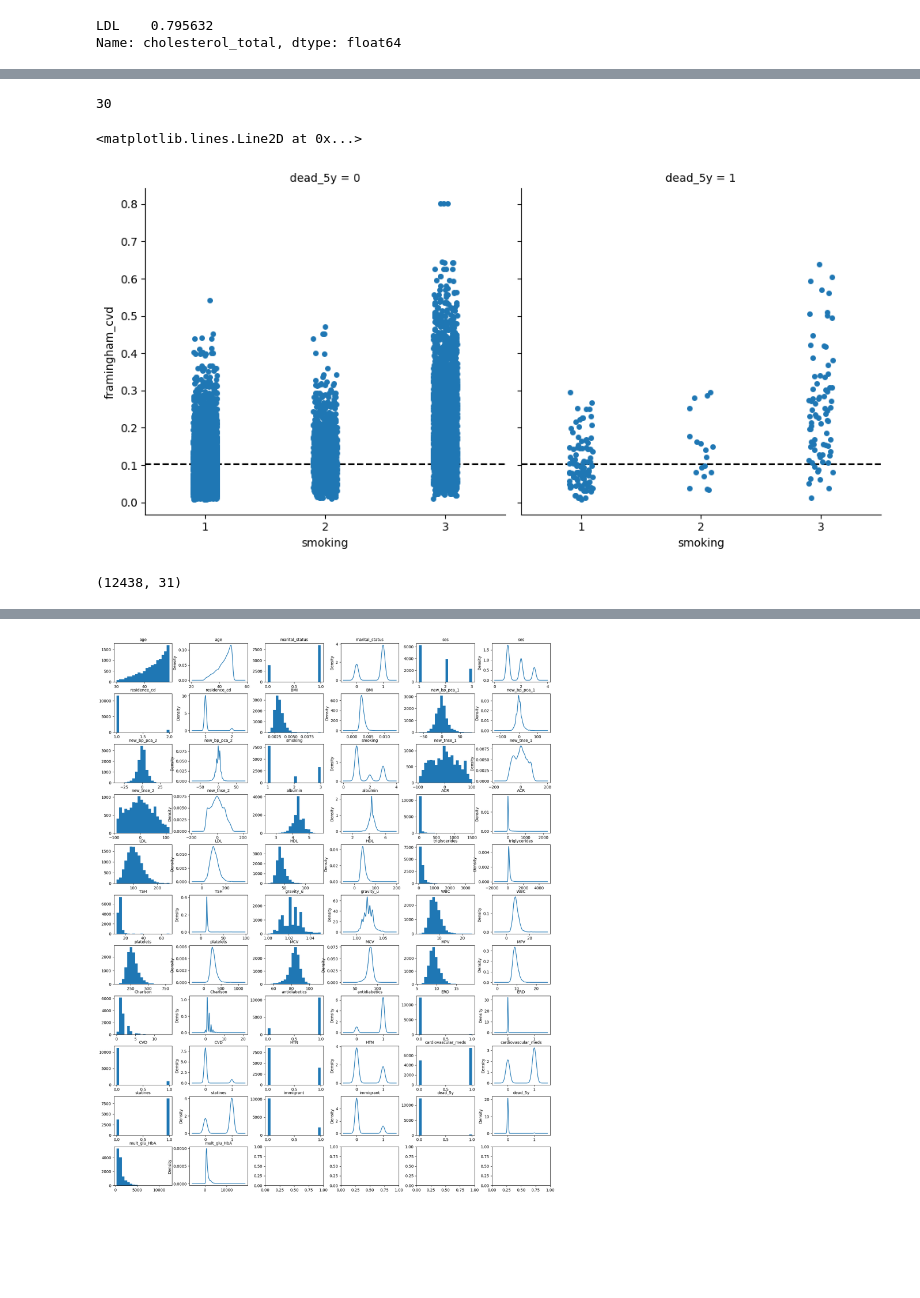
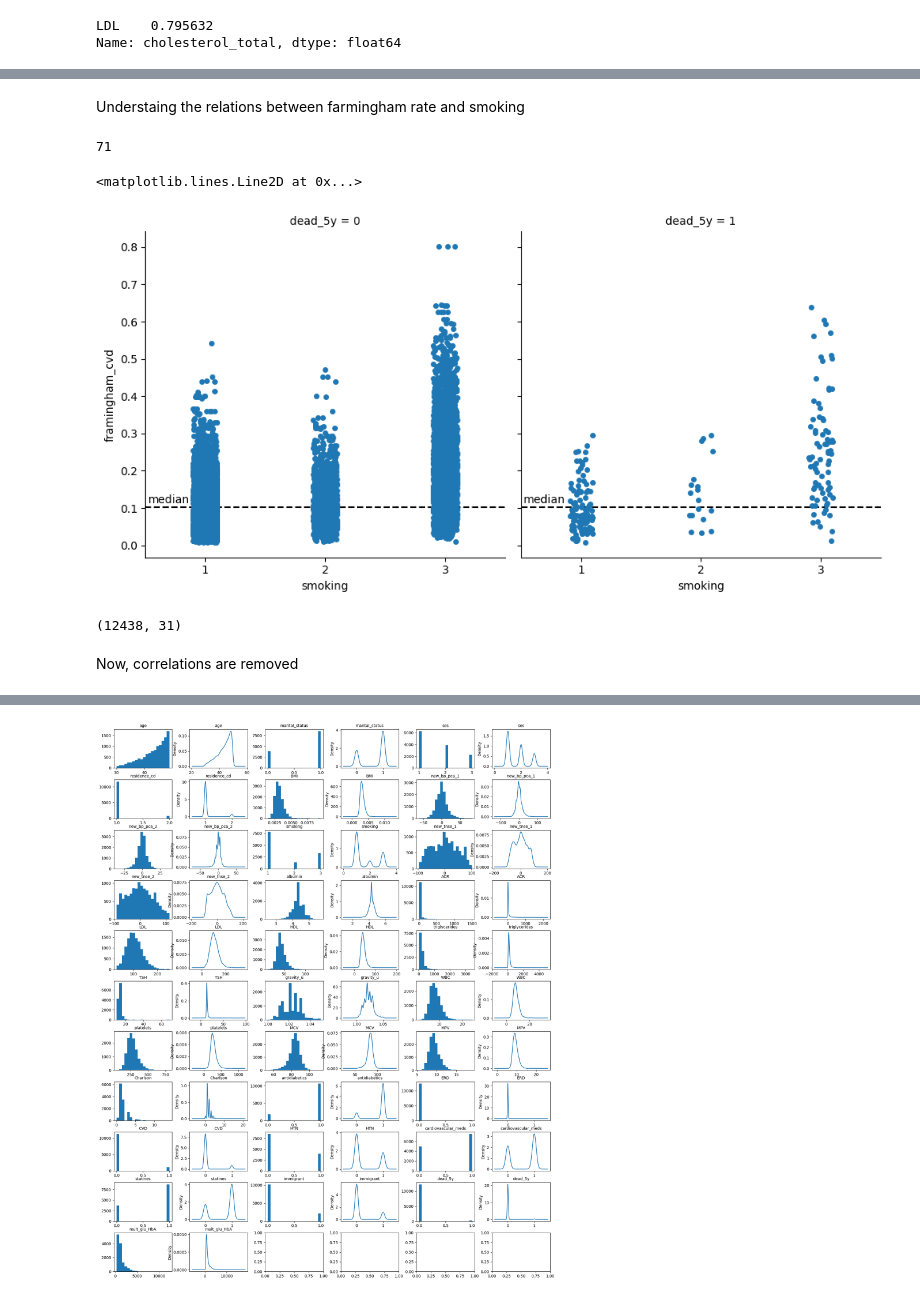
Before and after one commit to TalRos99/Medical-Data, a Jupyter notebook: MedicalData_Final.ipynb, the cells around one changed output, grey strips where cells are left out. Drawn from its saved outputs; the diff is of its cells as text; code cells hidden in the pictures; blank space fills up the shorter version.

```diff
--- a/MedicalData_Final.ipynb
+++ b/MedicalData_Final.ipynb
@@ -183,6 +213,7 @@ train_df['ACR'] = pd.Series(acr_replacment)
 # %%
 # Categorize maybe?? "alb24h", "nitrites_u", "proteinuria", "leuko_u", 'gravity_u'
 train_df['gravity_u'] = train_df['gravity_u'].fillna(method='ffill')
+train_df['albumin'] = train_df['albumin'].fillna(train_df['albumin'].median())
 # %% [markdown]
 The description file helps to understand that cancer have no effect so we'll remove this attribute
 albumin have 70%+ missing values
@@ -306,5 +338,3 @@ Name: albumin, dtype: float64
-# %%
-train_df['albumin'] = train_df['albumin'].fillna(train_df['albumin'].mean()) # מלאים את החציוני באוכלוסיה כדי לשמור על העמודה ולהשתמש בה
 # %% [markdown]
 לא סומכים על מדד הביאמי שניתן לנו, ניתן לראות שבחישוב מקומי הגדלנו את הקורלציות.
 # %%
@@ -401,3 +419,5 @@ plot_correlation(train_df), plot_correlation(train_df, 'spearman')
 # %%
 train_df = train_df.drop(['bp_sys', 'bp_dias', 'bp_cat', 'weigh', 'heigh',
 'cholesterol_total', 'HbA1c', 'glucose', 'sex', 'RBC', 'creatinin'], axis=1)
+# %% [markdown]
+Understaing the relations between farmingham rate and smoking
@@ -404,17 +426,22 @@ train_df = train_df.drop(['bp_sys', 'bp_dias', 'bp_cat', 'weigh', 'heigh',
 # %%
-train_df['framingham_cvd'].loc[(train_df['framingham_cvd'] > 0.13) &(train_df['smoking'] == 1) & (train_df['dead_5y'] == 1)].count()
+# Number of death people that are smoking and have high framingham rate
+train_df['framingham_cvd'].loc[(train_df['framingham_cvd'] > cvd_mean) &(train_df['smoking'] > 1) & (train_df['dead_5y'] == 1)].count()
 # %% [output]
-30
+71
 # %%
 data = train_df[['framingham_cvd', 'smoking','dead_5y']]
 f = sns.catplot(data=data, x='smoking', y='framingham_cvd', col='dead_5y')
 f.axes[0][0].axhline(y=train_df['framingham_cvd'].median(), color='black', ls='--')
+f.axes[0][0].text(-0.48, y=train_df['framingham_cvd'].median()+0.01, s='median')
+f.axes[0][1].text(-0.48, y=train_df['framingham_cvd'].median()+0.01, s='median')
 f.axes[0][1].axhline(y=train_df['framingham_cvd'].median(), color='black', ls='--')
 # %% [output]
 <matplotlib.lines.Line2D at 0x...>
-[figure, old version]
+[figure, new version]
 # %%
 train_df = train_df.drop(['framingham_cvd'], axis=1)
 train_df.shape
 # %% [output]
 (12438, 31)
+# %% [markdown]
+Now, correlations are removed
```
Also changed, not shown: parts of 81 cells of this notebook.
